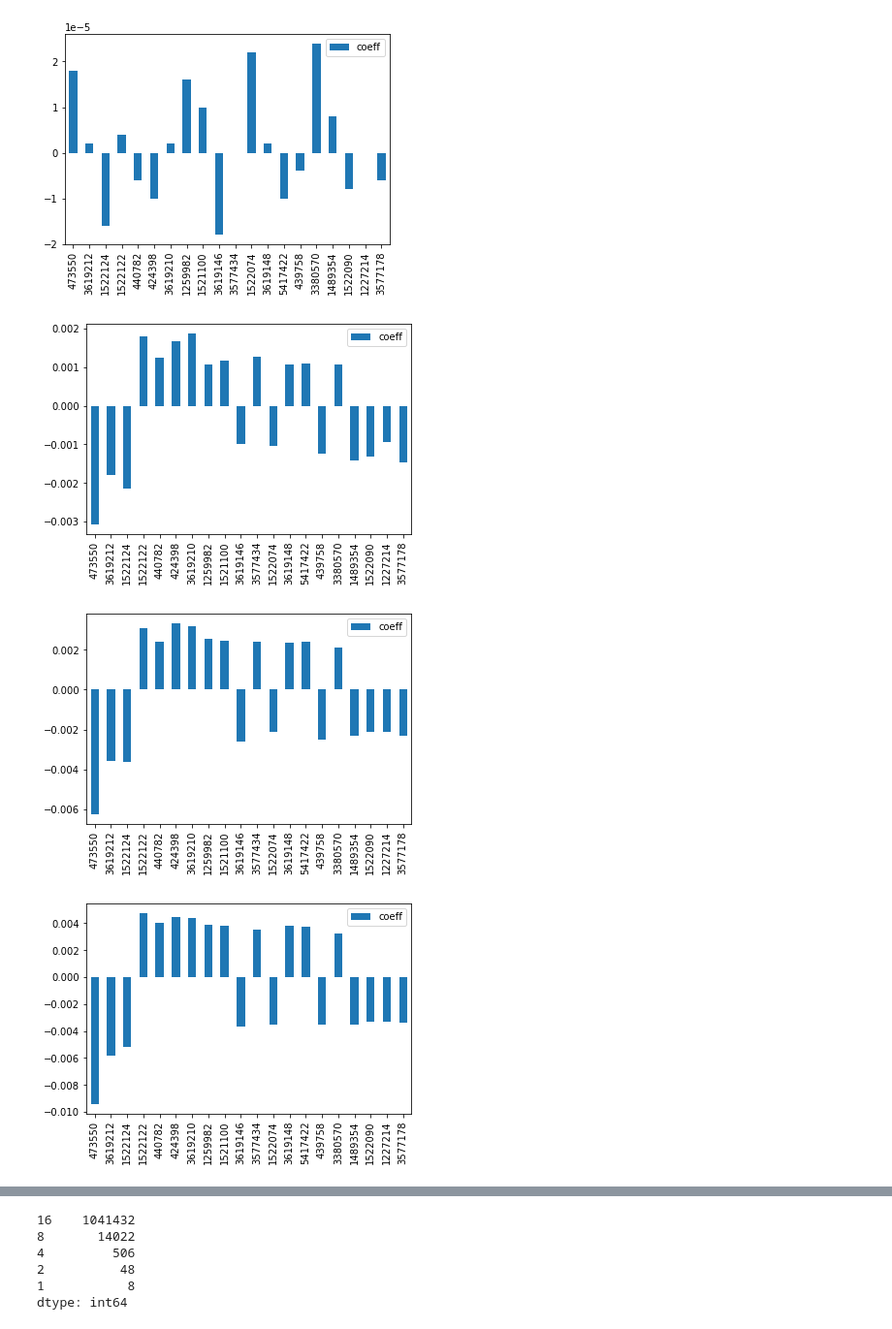
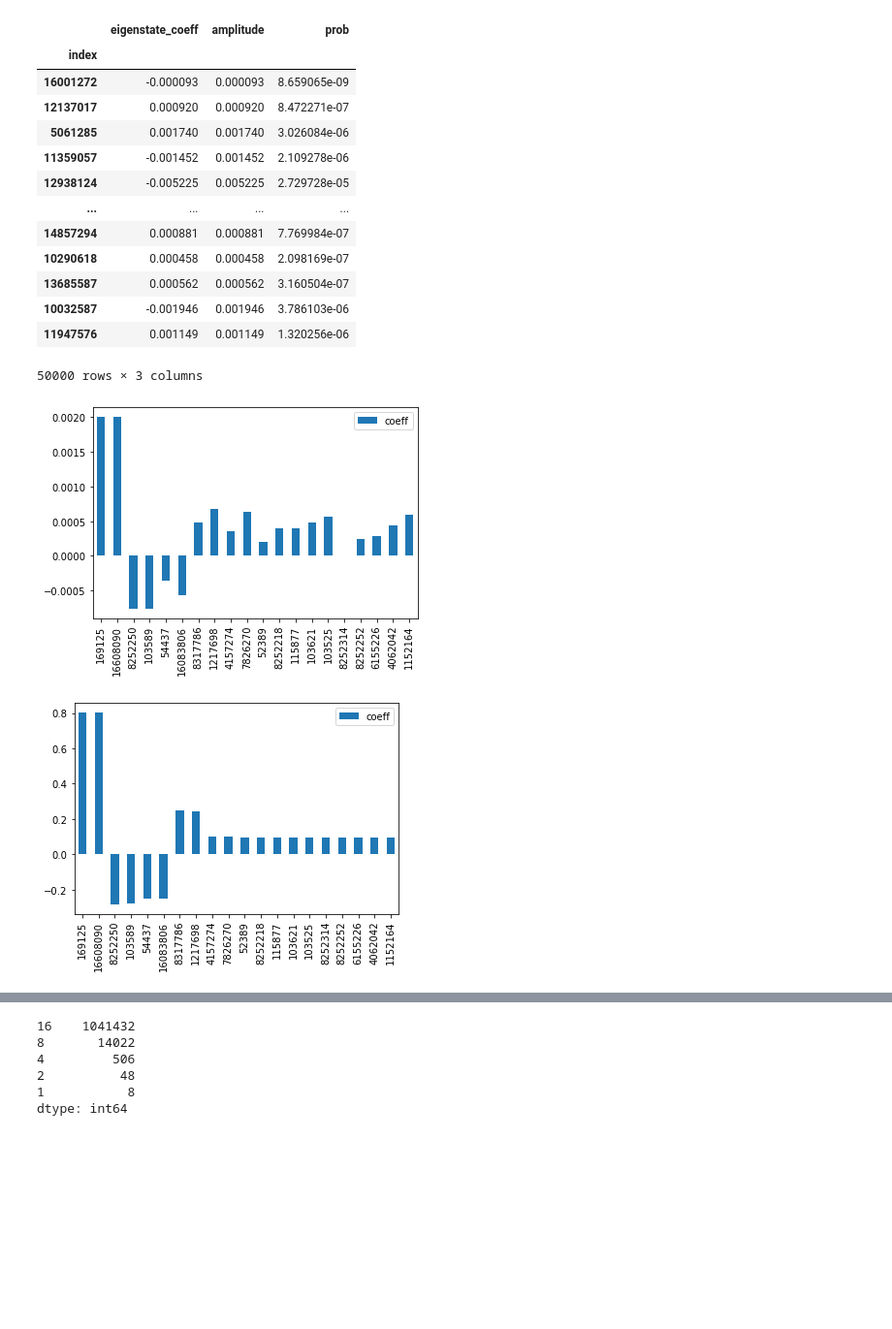
Before and after one commit to ischurov/frustrations-eda, a Jupyter notebook: kagome-24-fourier.ipynb, the cells around one changed output, grey strips where cells are left out. Shown: that part at 97% size. Drawn from its saved outputs; the diff is of its cells as text; code cells hidden in the pictures; blank space fills up the shorter version.

```diff
--- a/kagome-24-fourier.ipynb
+++ b/kagome-24-fourier.ipynb
@@ -24,14 +28,20 @@ from utils import make_unpacked_configurations
 
 %matplotlib inline
+# %%
+experiment_dir = Path("kagome24-2022-12-20/")
 # %%
 learners = {}
-for file in Path("kagome24").glob("fourier-learner-*.pickle.lz"):
-    J, i = parse.search("fourier-learner-{:f}-{:d}.pickle.lz", str(file)).fixed
+for file in experiment_dir.glob("fourier-learner-*.pickle.lz"):
+    J, i = parse.search("fourier-learner-{}-{:d}.pickle.lz", str(file)).fixed
+    J = float(J)
     with lzma.open(file) as f:
         learners[J, i] = pickle.load(f)
+
+learners_ser = (
+    pd.DataFrame(dict(learner=learners))
+    .reset_index()
+    .rename(columns={"level_0": "J", "level_1": "iterations"})
+).set_index(["J", "iterations"])["learner"]
+
+for learner in learners.values():
+    learner.coeffs_df_ = None
-# %%
-learners_ser = (
-    pd.DataFrame(dict(learner=learners))
-    .reset_index()
-    .rename(columns={"level_0": "J", "level_1": "stochastic_iterations"})
-).set_index(["J", "stochastic_iterations"])["learner"]
@@ -84,9 +54,24 @@ learners_ser[0].to_frame().assign(
+# %%
+train_sets[0]
+# %% [output]
+|  | eigenstate_coeff | amplitude | prob |
+| index |  |  |  |
+| 16001272 | -0.000093 | 0.000093 | 8.659065e-09 |
+| 12137017 | 0.000920 | 0.000920 | 8.472271e-07 |
+| 5061285 | 0.001740 | 0.001740 | 3.026084e-06 |
+| 11359057 | -0.001452 | 0.001452 | 2.109278e-06 |
+| 12938124 | -0.005225 | 0.005225 | 2.729728e-05 |
+| ... | ... | ... | ... |
+| 14857294 | 0.000881 | 0.000881 | 7.769984e-07 |
+| 10290618 | 0.000458 | 0.000458 | 2.098169e-07 |
+| 13685587 | 0.000562 | 0.000562 | 3.160504e-07 |
+| 10032587 | -0.001946 | 0.001946 | 3.786103e-06 |
+| 11947576 | 0.001149 | 0.001149 | 1.320256e-06 |
+50000 rows × 3 columns
 # %%
-index = learners_ser[0.8, 2000].get_coeffs_df().iloc[:20].index
-for i in range(0, 2500, 500):
-    learners_ser[0.8, i].get_coeffs_df().loc[index].plot.bar()
+index = learners_ser[0.0, 400].get_coeffs_df().iloc[:20].index
+for i in range(0, 500, 400):
+    learners_ser[0.0, i].get_coeffs_df().loc[index].plot.bar()
 # %% [output]
-[figure, old version]
+[figure, new version]
-[figure, old version]
+[figure, new version]
-[figure, removed]
-[figure, removed]
```
Also changed, not shown: parts of 50 cells of this notebook, 4 other files.
